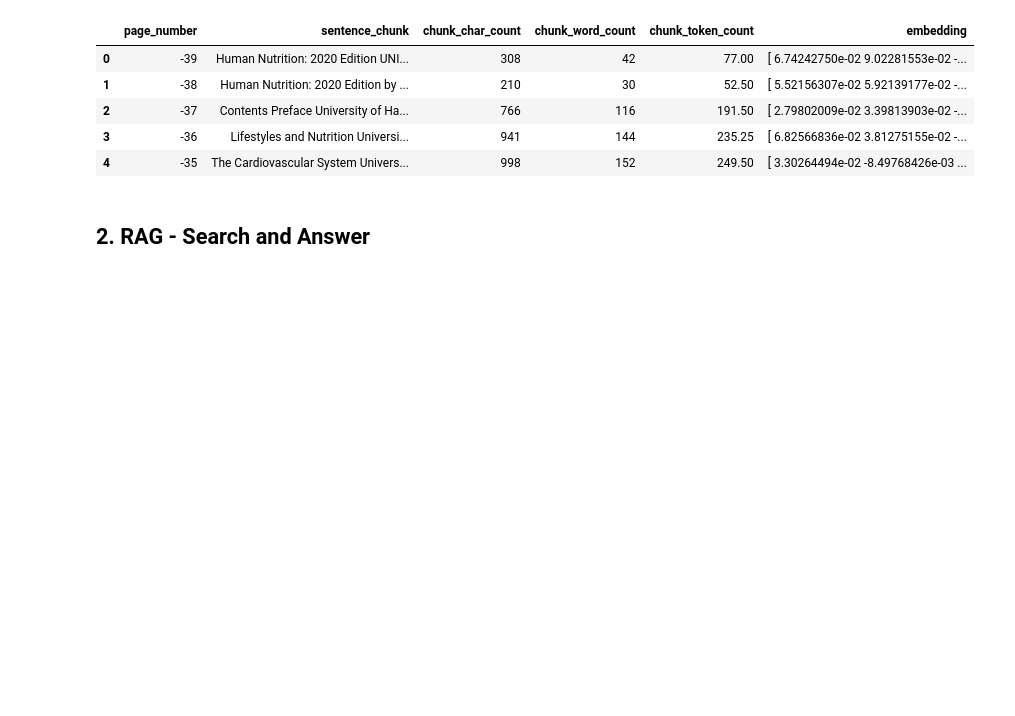
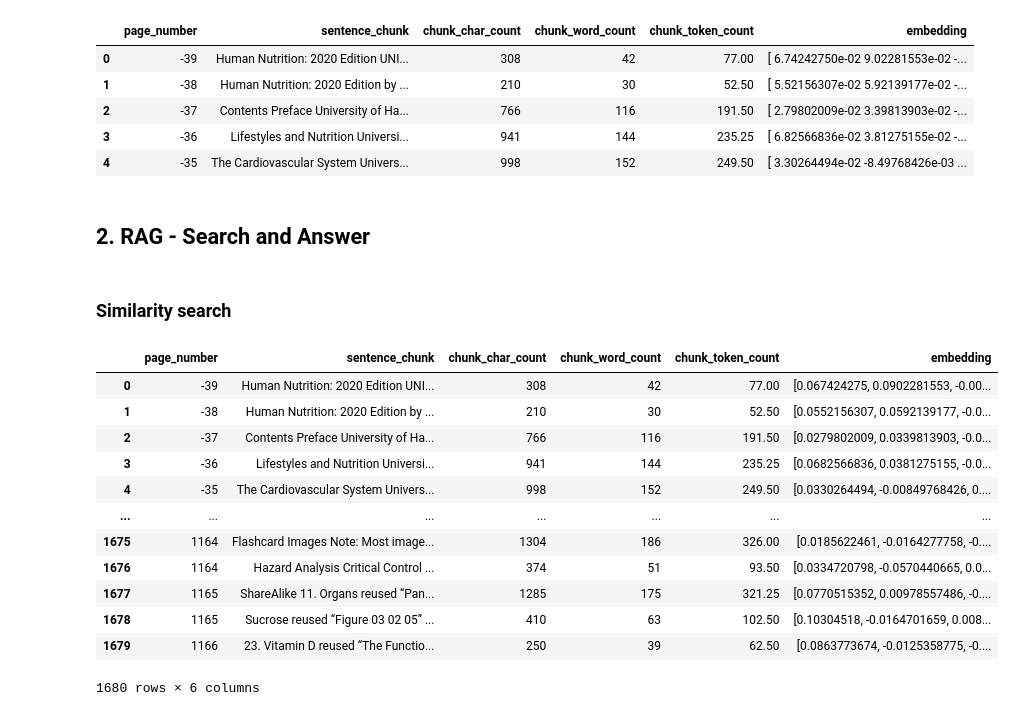
Before and after one commit to KDT2006/simple-local-rag, a Jupyter notebook: simple-local-rag.ipynb, the cells around one changed output. Saved outputs shown, nothing was run; the diff lists cells and outputs as text; code cells hidden in the pictures; blank space fills up the shorter version.

Commit message:
Semantic Search Pipeline done

```diff
--- a/simple-local-rag.ipynb
+++ b/simple-local-rag.ipynb
@@ -489,3 +487,40 @@ text_chunks_and_embeddings_df_load.head()
 | 4 | -35 | The Cardiovascular System Univers... | 998 | 152 | 249.50 | [ 3.30264494e-02 -8.49768426e-03 ... |
 # %% [markdown]
 ## 2. RAG - Search and Answer
+# %% [markdown]
+### Similarity search
+# %%
+import random
+import torch
+import numpy as np
+import pandas as pd
+
+device  = "cuda" if torch.cuda.is_available() else "cpu"
+
+# Import text and embedding df
+text_chunks_and_embeddings_df = pd.read_csv("text_chunks_and_embeddings_df.csv")
+
+# Convert embedding column to np.array (it got converted to string when it saved to CSV)
+text_chunks_and_embeddings_df["embedding"] = text_chunks_and_embeddings_df["embedding"].apply(lambda x: np.fromstring(x.strip("[]"), sep=" "))
+
+# Convert our embeddings into torch.tensor
+embeddings = torch.tensor(np.array(text_chunks_and_embeddings_df["embedding"].to_list()), dtype=torch.float32).to(device)
+
+# Convert text and embeddings df to list of dicts
+pages_and_chunks = text_chunks_and_embeddings_df.to_dict(orient="records")
+
+text_chunks_and_embeddings_df
+# %% [output]
+|  | page_number | sentence_chunk | chunk_char_count | chunk_word_count | chunk_token_count | embedding |
+| 0 | -39 | Human Nutrition: 2020 Edition UNI... | 308 | 42 | 77.00 | [0.067424275, 0.0902281553, -0.00... |
+| 1 | -38 | Human Nutrition: 2020 Edition by ... | 210 | 30 | 52.50 | [0.0552156307, 0.0592139177, -0.0... |
+| 2 | -37 | Contents Preface University of Ha... | 766 | 116 | 191.50 | [0.0279802009, 0.0339813903, -0.0... |
+| 3 | -36 | Lifestyles and Nutrition Universi... | 941 | 144 | 235.25 | [0.0682566836, 0.0381275155, -0.0... |
+| 4 | -35 | The Cardiovascular System Univers... | 998 | 152 | 249.50 | [0.0330264494, -0.00849768426, 0.... |
+| ... | ... | ... | ... | ... | ... | ... |
+| 1675 | 1164 | Flashcard Images Note: Most image... | 1304 | 186 | 326.00 | [0.0185622461, -0.0164277758, -0.... |
+| 1676 | 1164 | Hazard Analysis Critical Control ... | 374 | 51 | 93.50 | [0.0334720798, -0.0570440665, 0.0... |
+| 1677 | 1165 | ShareAlike 11. Organs reused “Pan... | 1285 | 175 | 321.25 | [0.0770515352, 0.00978557486, -0.... |
+| 1678 | 1165 | Sucrose reused “Figure 03 02 05” ... | 410 | 63 | 102.50 | [0.10304518, -0.0164701659, 0.008... |
+| 1679 | 1166 | 23. Vitamin D reused “The Functio... | 250 | 39 | 62.50 | [0.0863773674, -0.0125358775, -0.... |
+1680 rows × 6 columns
```
Also changed, not shown: parts of 19 cells of this notebook.
